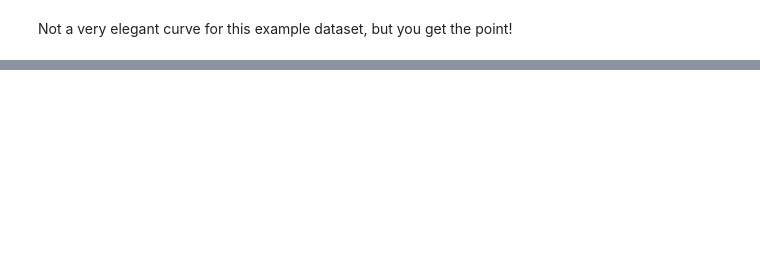
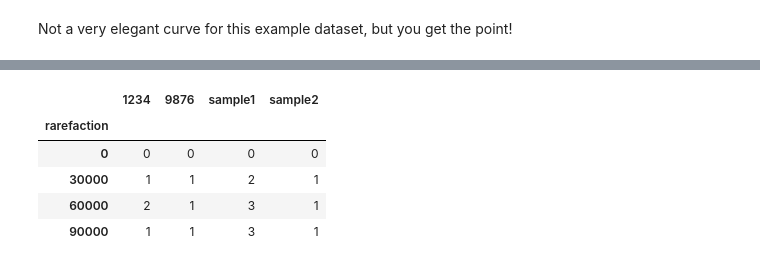
Before and after one commit to bassio/omicexperiment, a Jupyter notebook: omicexperiment/docs/03_experiment_transforms.ipynb, the cells around one changed output, grey strips where cells are left out. Drawn from its saved outputs; the diff is of its cells as text; code cells hidden in the pictures; blank space fills up the shorter version.

```diff
--- a/omicexperiment/docs/03_experiment_transforms.ipynb
+++ b/omicexperiment/docs/03_experiment_transforms.ipynb
@@ -180,0 +222,13 @@ The API can thus be imagined, a diversity function implemented as a Transform th
+# %%
+#the function is called number_unique_obs in the transforms package
+from omicexperiment.transforms.general import number_unique_obs
+
+num_obs_curve = RarefactionCurveFunction(n=90001, num_reps=1, step=30000, func=number_unique_obs, axis=0)
+exp.apply(num_obs_curve).data_df
+# %% [output]
+|  | 1234 | 9876 | sample1 | sample2 |
+| rarefaction |  |  |  |  |
+| 0 | 0 | 0 | 0 | 0 |
+| 30000 | 1 | 1 | 2 | 1 |
+| 60000 | 2 | 1 | 3 | 1 |
+| 90000 | 1 | 1 | 3 | 1 |
```
Also changed, not shown: parts of 31 cells of this notebook.
